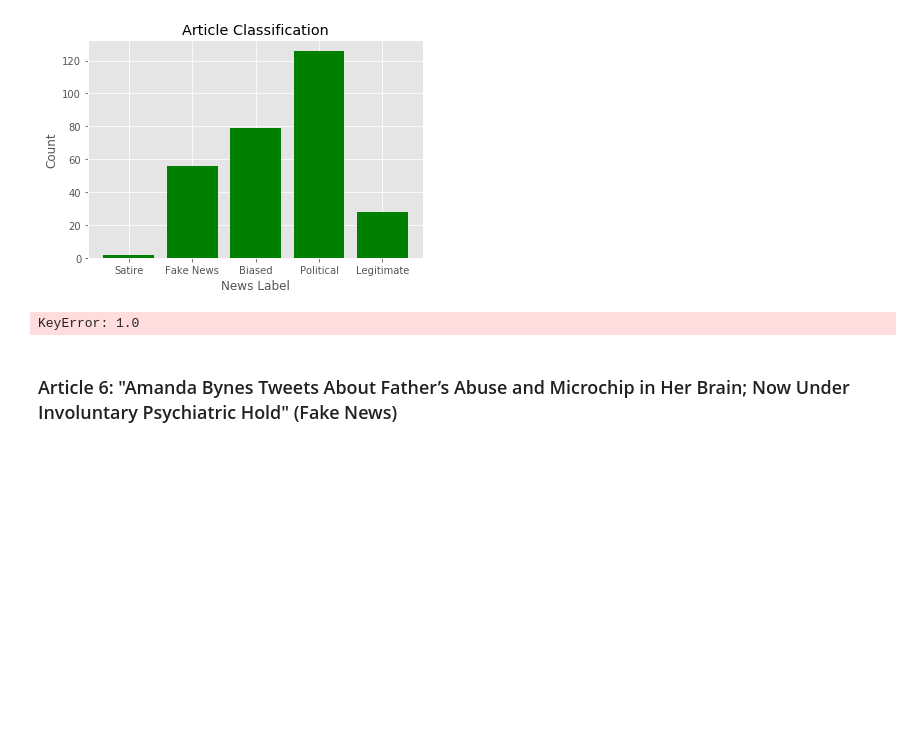
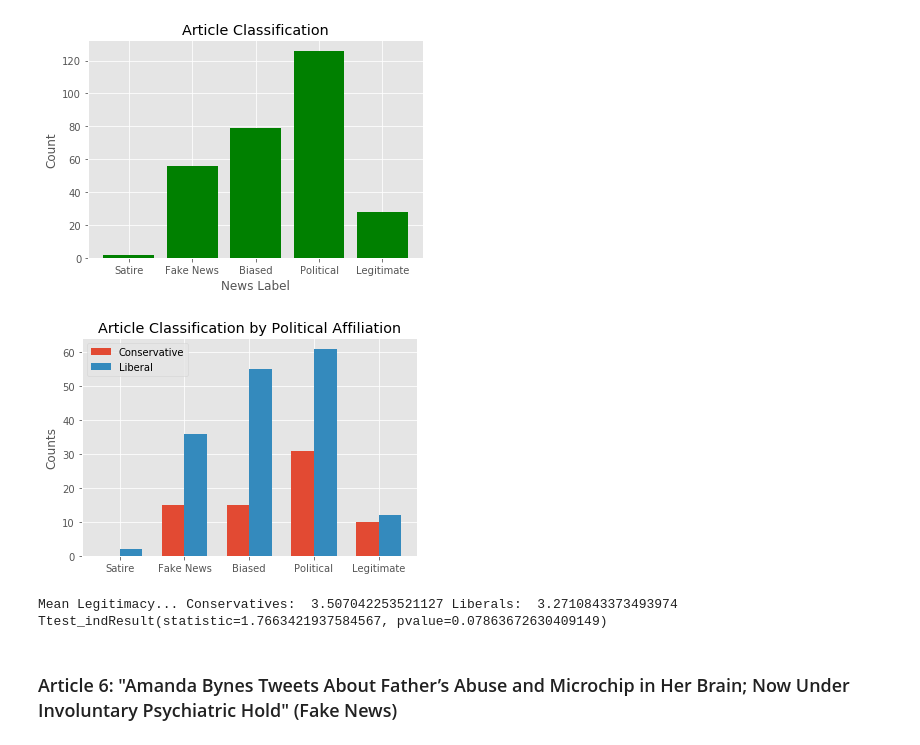
Before and after one commit to jimkaj/w210_FakeNews, a Jupyter notebook: FakeNewsExperiment.ipynb, the cells around one changed output. Cells and saved outputs as stored; diff of their text form; code cells hidden in the pictures; blank space fills up the shorter version.

```diff
--- a/FakeNewsExperiment.ipynb
+++ b/FakeNewsExperiment.ipynb
@@ -310,11 +310,36 @@ MultBarChart(data_con.Art04.value_counts(), data_lib.Art04.value_counts(), 'Cons
 Rating_BarChart(data.Art05)
 # %% [output]
 [figure]
-# %%
-MultBarChart(data_con.Art05.value_counts(), data_lib.Art05.value_counts(), 'Conservative', 'Liberal', \
-             'Article Classification by Political Affiliation')
-# %% [output]
-KeyError: 1.0
+# %%
+#MultBarChart(data_con.Art05.value_counts(), data_lib.Art05.value_counts(), 'Conservative', 'Liberal', \
+x1 = data_con.Art05.value_counts()
+x2 = data_lib.Art05.value_counts()
+x1_lab = 'Conservative'
+x2_lab = 'Liberal'
+title = 'Article Classification by Political Affiliation'
+
+N=5
+x1_counts = (0, x1[2], x1[3], x1[4], x1[5])
+x2_counts = (x2[1], x2[2], x2[3], x2[4], x2[5])
+
+ind = np.arange(N)
+width = 0.35
+plt.bar(ind, x1_counts, width, label=x1_lab)
+plt.bar(ind + width, x2_counts, width, label=x2_lab)
+plt.ylabel('Counts')
+plt.title(title)
+
+plt.xticks(ind + width / 2, ('Satire', 'Fake News', 'Biased', 'Political', 'Legitimate'))
+plt.legend(loc='best')
+plt.show()
+# %% [output]
+[figure, added]
+# %%
+print("Mean Legitimacy... Conservatives: ",data_con.Art05.mean(), "Liberals: ",data_lib.Art05.mean())
+print(stats.ttest_ind(data_con.Art05, data_lib.Art05))
+# %% [output]
+Mean Legitimacy... Conservatives:  3.507042253521127 Liberals:  3.2710843373493974
+Ttest_indResult(statistic=1.7663421937584567, pvalue=0.07863672630409149)
 # %% [markdown]
 ### Article 6: "Amanda Bynes Tweets About Father’s Abuse and Microchip in Her Brain; Now Under Involuntary Psychiatric Hold" (Fake News)
 # %%
```
Also changed, not shown: parts of 9 cells of this notebook.
